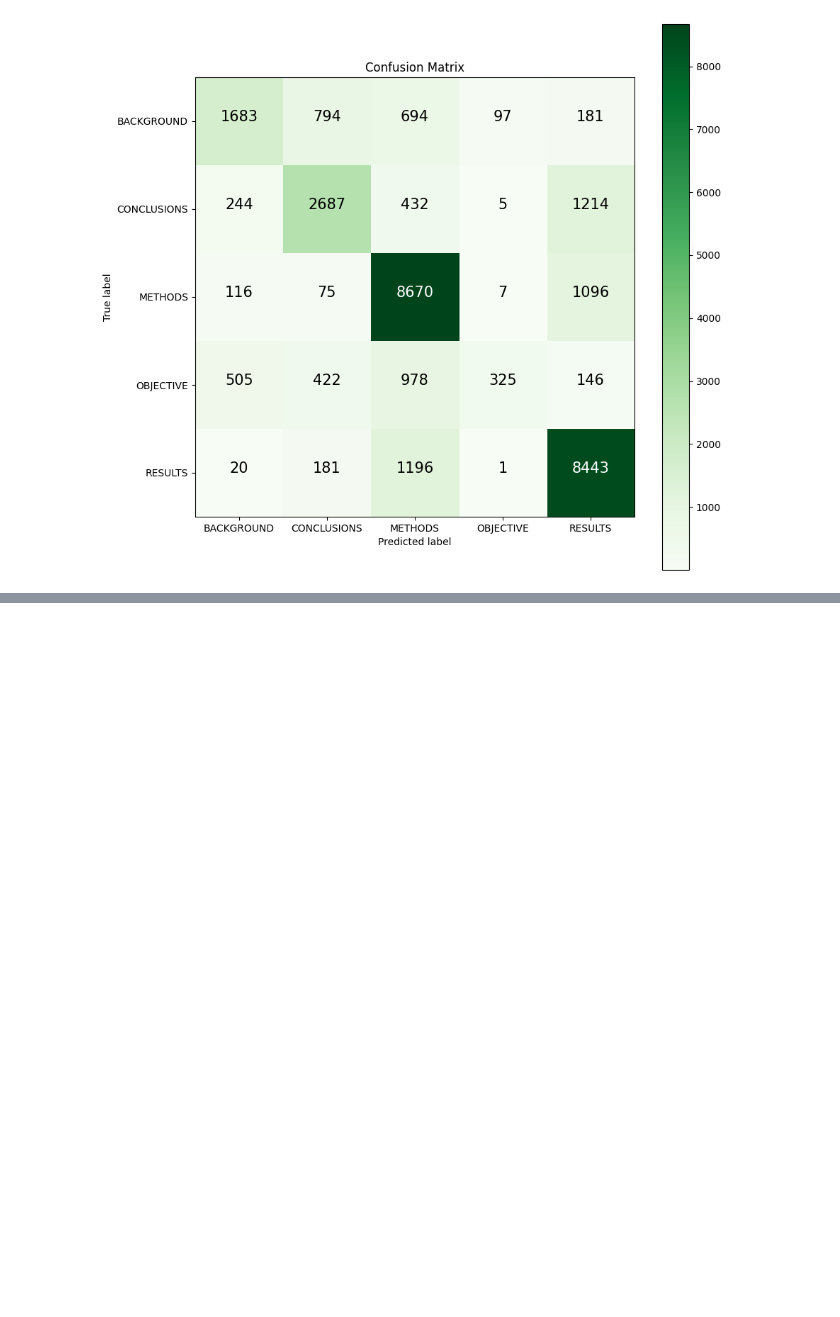
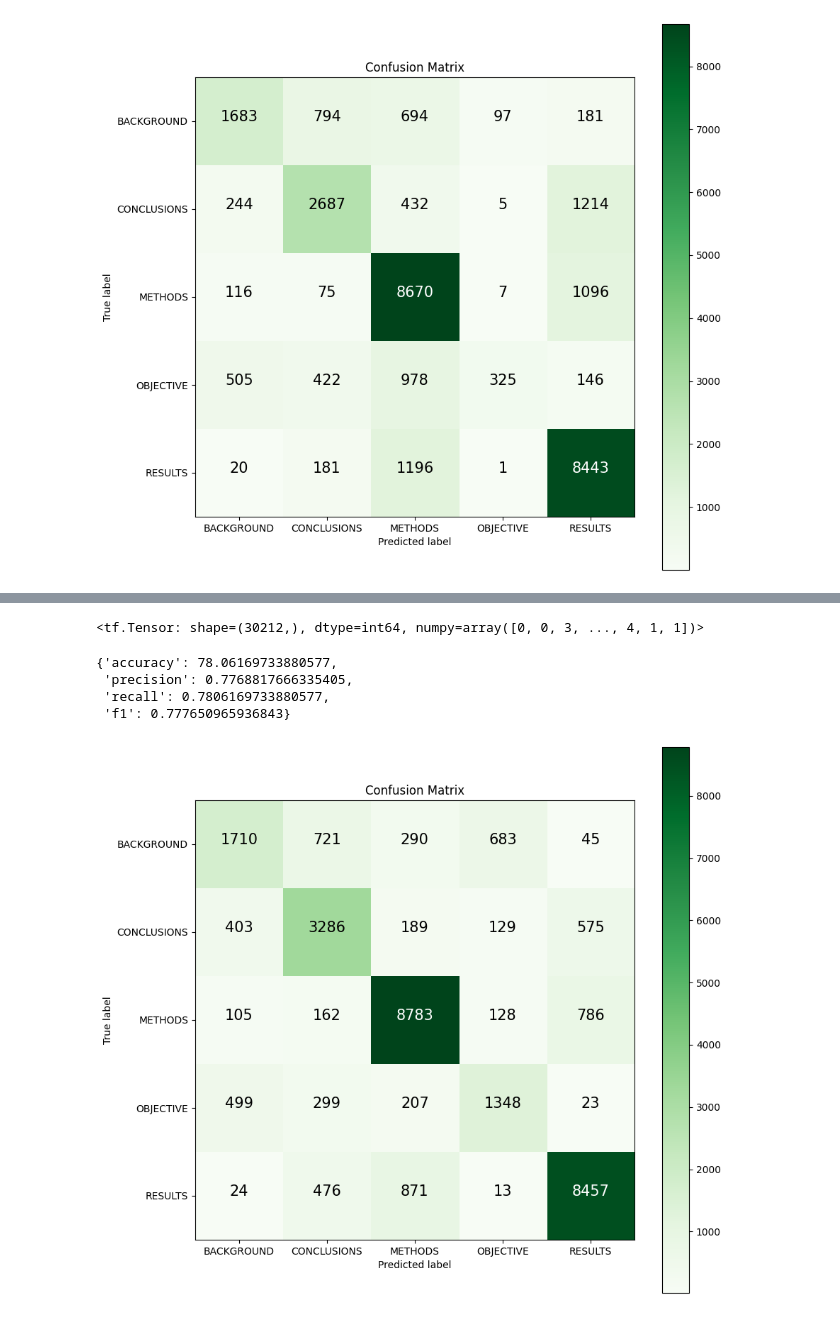
Before and after one commit to Khey17/100-Days-Of-ML-Code, a Jupyter notebook: Learn-TensorFlow/Milestone_Project_SkimLit_NLP_09.ipynb, the cells around one changed output, grey strips where cells are left out. Saved outputs shown, nothing was run; the diff lists cells and outputs as text; code cells hidden in the pictures; blank space fills up the shorter version.

Commit message:
conv1D beats baseline approx by 7%

```diff
--- a/Learn-TensorFlow/Milestone_Project_SkimLit_NLP_09.ipynb
+++ b/Learn-TensorFlow/Milestone_Project_SkimLit_NLP_09.ipynb
@@ -410,0 +531,7 @@ ModelEvaluation.make_confusion_matrix(y_true=dev_labels_encoded,
+# %%
+# let's prefetech and convert our data into batches
+train_dataset = train_dataset.batch(32).prefetch(tf.data.AUTOTUNE)
+dev_dataset = dev_dataset.batch(32).prefetch(tf.data.AUTOTUNE)
+test_dataset = test_dataset.batch(32).prefetch(tf.data.AUTOTUNE)
+
+train_dataset
@@ -410,0 +550,26 @@ ModelEvaluation.make_confusion_matrix(y_true=dev_labels_encoded,
+# %%
+# Creating model logs directory to track the training progress
+dir = 'model_logs'
+
+0# Build the Conv1D model using Functional API
+inputs = layers.Input(shape=(1,), dtype='string')
+x = text_vectorizer(inputs)
+x = embedding(x)
+x = layers.Conv1D(filters=64, kernel_size=5, activation='relu')(x)
+x = layers.GlobalAveragePooling1D()(x)
+outputs = layers.Dense(5, activation='softmax')(x)
+model_1 = tf.keras.Model(inputs, outputs, name='model_1_Conv1D')
+
+# Compile the model
+model_1.compile(loss='categorical_crossentropy',
+                optimizer=tf.keras.optimizers.Adam(),
+                metrics=['accuracy'])
+
+# Fit the model
+model_1_history = model_1.fit(train_dataset,
+                              steps_per_epoch=int(0.1 * len(train_dataset)),
+                              epochs=3,
+                              validation_data=dev_dataset,
+                              validation_steps=int(0.1 * len(dev_dataset)),
+                              callbacks=Callback.create_tensorboard(dir_name=dir,
+                                                                    experiment_name='Model_1_Conv1D'))
@@ -410,0 +611,4 @@ ModelEvaluation.make_confusion_matrix(y_true=dev_labels_encoded,
+# %%
+# Make predictions with dev_dataset
+model_1_pred_probs = model_1.predict(dev_dataset)
+model_1_pred_probs
@@ -410,0 +630,21 @@ ModelEvaluation.make_confusion_matrix(y_true=dev_labels_encoded,
+# %%
+# Convert the pred probs to classes
+model_1_preds = tf.argmax(model_1_pred_probs, axis=1)
+model_1_preds
+# %% [output]
+<tf.Tensor: shape=(30212,), dtype=int64, numpy=array([0, 0, 3, ..., 4, 1, 1])>
+# %%
+# Calculate model_1 results
+ModelEvaluation.results(y_true=dev_labels_encoded,
+                        y_pred=model_1_preds)
+# %% [output]
+{'accuracy': 78.06169733880577,
+ 'precision': 0.7768817666335405,
+ 'recall': 0.7806169733880577,
+ 'f1': 0.777650965936843}
+# %%
+# Visualize the predictions
+ModelEvaluation.make_confusion_matrix(y_true=dev_labels_encoded,
+                                 y_pred=model_1_preds, classes=list(class_names))
+# %% [output]
+[figure, added]
```
Also changed, not shown: parts of 26 cells of this notebook.
